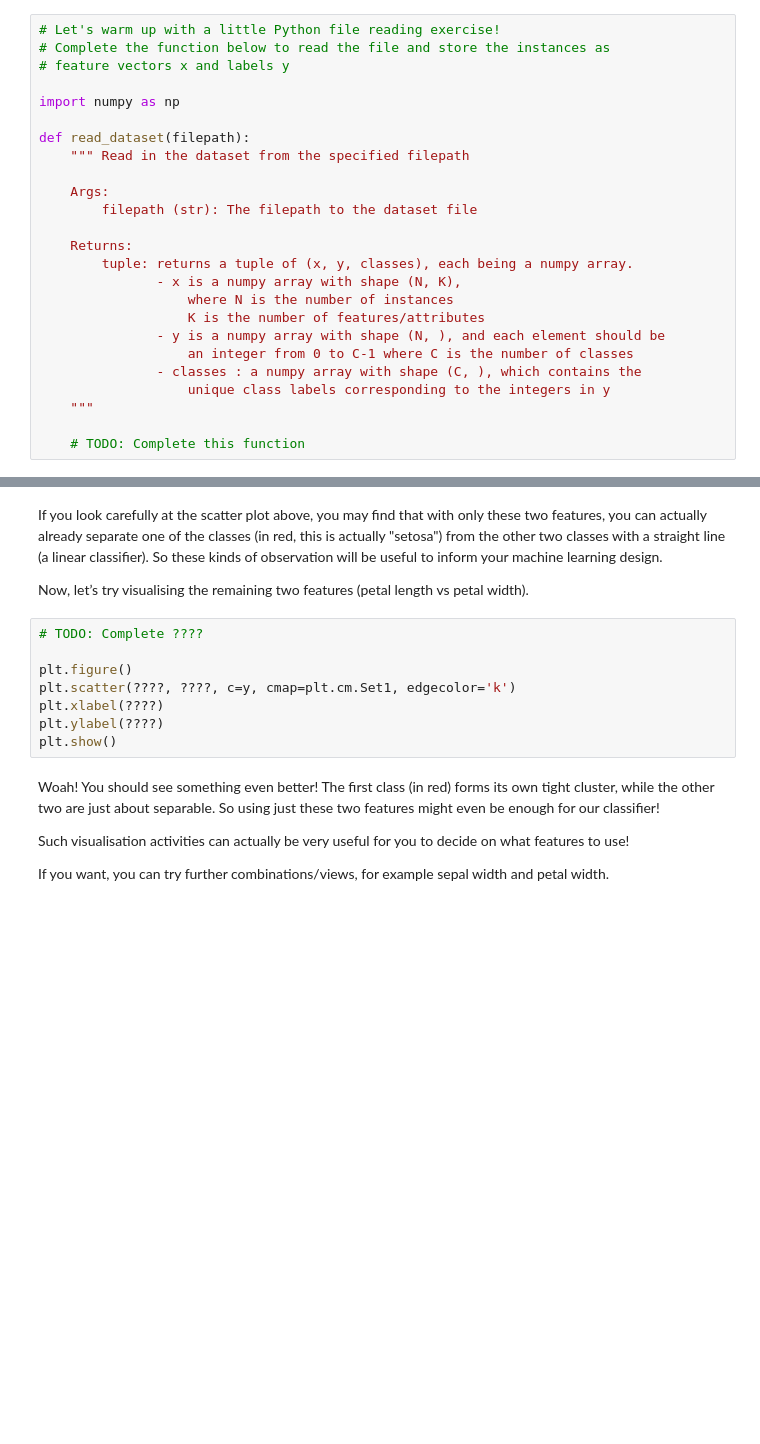
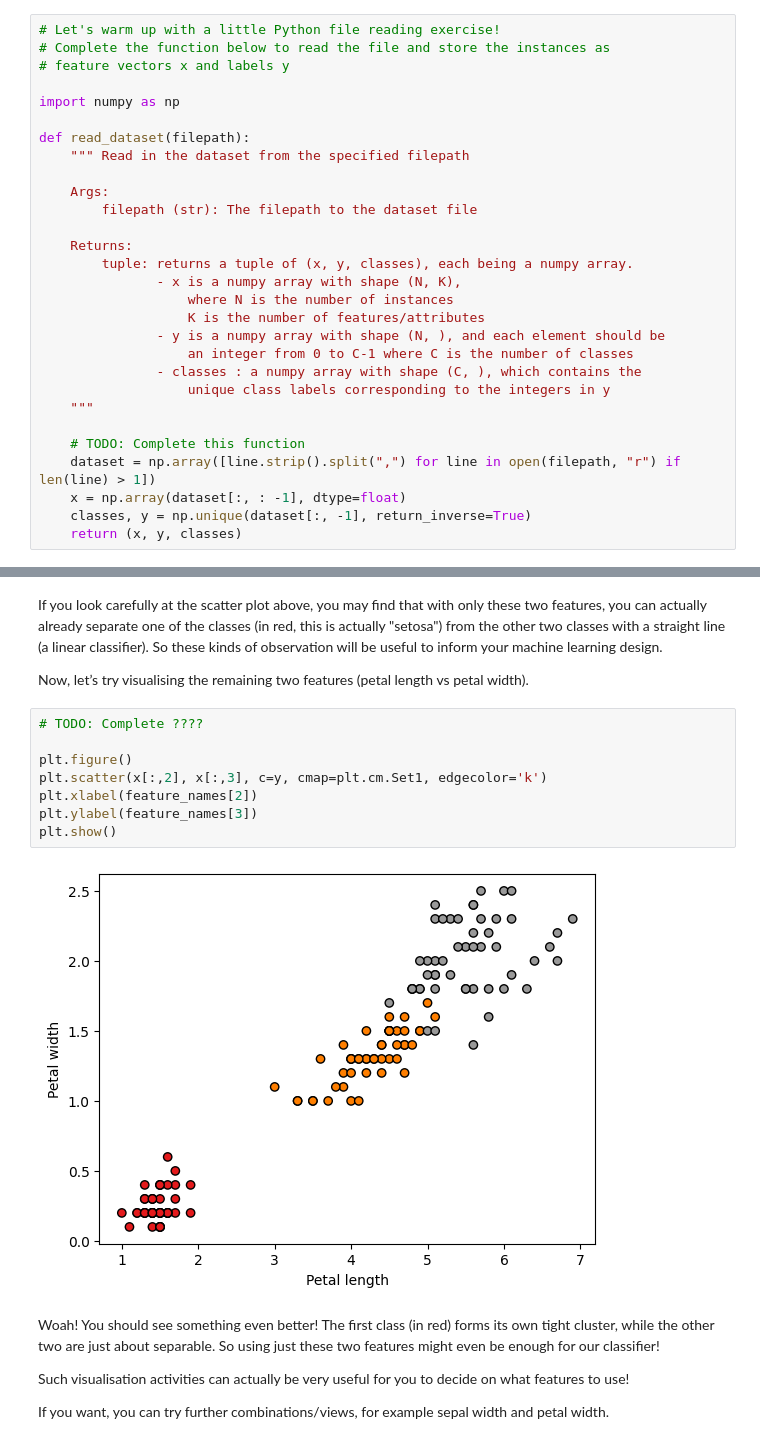
Before and after one commit to WakyeBoy/Intro-to-machine-learning, a Jupyter notebook: lab1.ipynb, the cells around one changed output, grey strips where cells are left out. Drawn from its saved outputs; the diff is of its cells as text; blank space fills up the shorter version.

```diff
--- a/lab1.ipynb
+++ b/lab1.ipynb
@@ -93,6 +122,10 @@ def read_dataset(filepath):
     """
 
     # TODO: Complete this function
+    dataset = np.array([line.strip().split(",") for line in open(filepath, "r") if len(line) > 1])
+    x = np.array(dataset[:, : -1], dtype=float)
+    classes, y = np.unique(dataset[:, -1], return_inverse=True)
+    return (x, y, classes)
 # %% [markdown]
 We are expecting `N` to be 150. So if you happen to end up with 151, you will need to check why and update your code accordingly! (It likely has something to do with a blank line)
 # %%
@@ -151,11 +203,13 @@ Now, let’s try visualising the remaining two features (petal length vs petal w
 # %%
 # TODO: Complete ????
 
 plt.figure()
-plt.scatter(????, ????, c=y, cmap=plt.cm.Set1, edgecolor='k')
-plt.xlabel(????)
-plt.ylabel(????)
+plt.scatter(x[:,2], x[:,3], c=y, cmap=plt.cm.Set1, edgecolor='k')
+plt.xlabel(feature_names[2])
+plt.ylabel(feature_names[3])
 plt.show()
+# %% [output]
+[figure, added]
 # %% [markdown]
 Woah! You should see something even better! The first class (in red) forms its own tight cluster, while the other two are just about separable. So using just these two features might even be enough for our classifier!
 
```
Also changed, not shown: parts of 17 cells of this notebook.
